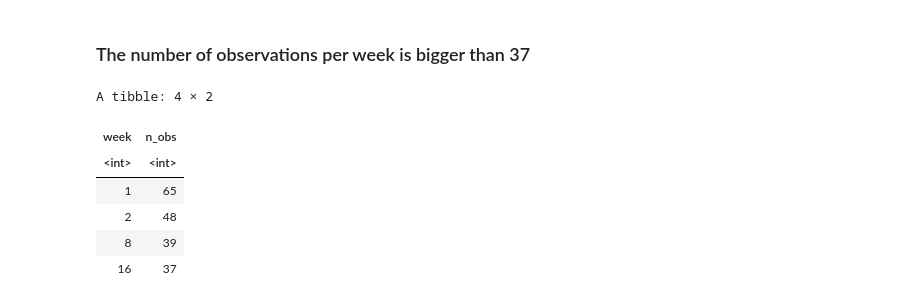
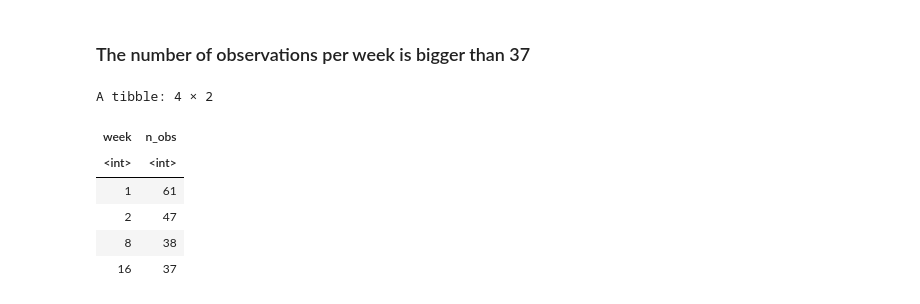
Before and after one commit to notblank/AA-leche-humana, a Jupyter notebook: Missing at random.ipynb, the cells around one changed output. Cells and saved outputs as stored; diff of their text form; code cells hidden in the pictures.

```diff
--- a/Missing at random.ipynb
+++ b/Missing at random.ipynb
@@ -199,12 +288,12 @@ odds ratio
 # %% [markdown]
 ### The number of observations per week is bigger than 37
 # %%
-AA_NE_Long %>% filter(!is.na(level), AA == 'GLU') %>% group_by(week) %>% summarise(n_obs = n())
+AA_NE_Long %>% filter(!is.na(sex), !is.na(level), AA == 'GLU') %>% group_by(week) %>% summarise(n_obs = n())
 # %% [output]
 A tibble: 4 × 2
 | week | n_obs |
 | <int> | <int> |
-| 1 | 65 |
-| 2 | 48 |
-| 8 | 39 |
+| 1 | 61 |
+| 2 | 47 |
+| 8 | 38 |
 | 16 | 37 |
```
Also changed, not shown: parts of 12 cells of this notebook, 4 other files.
